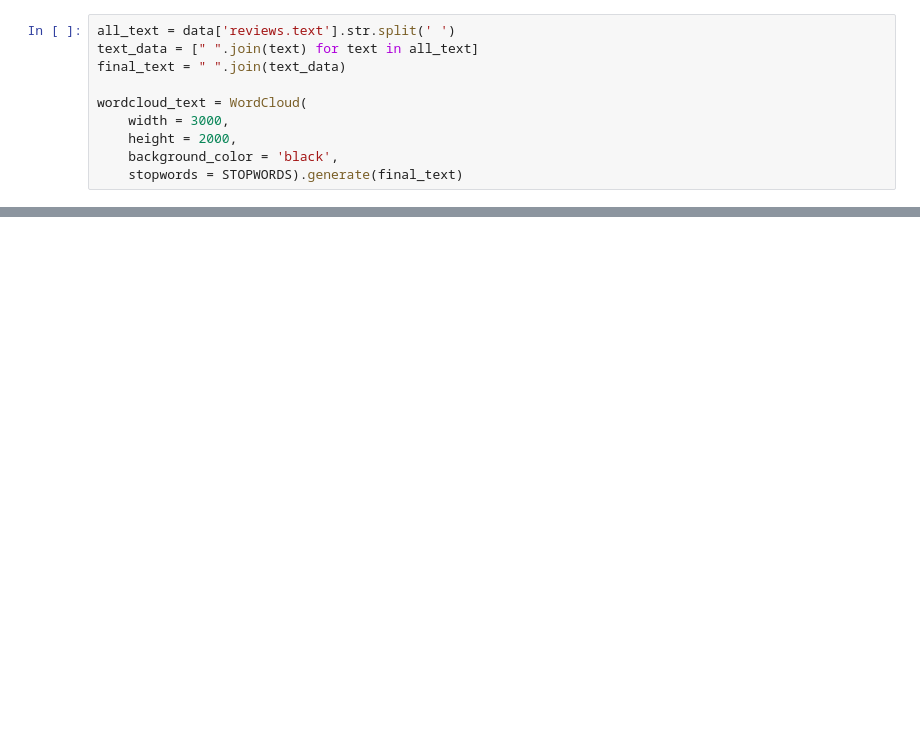
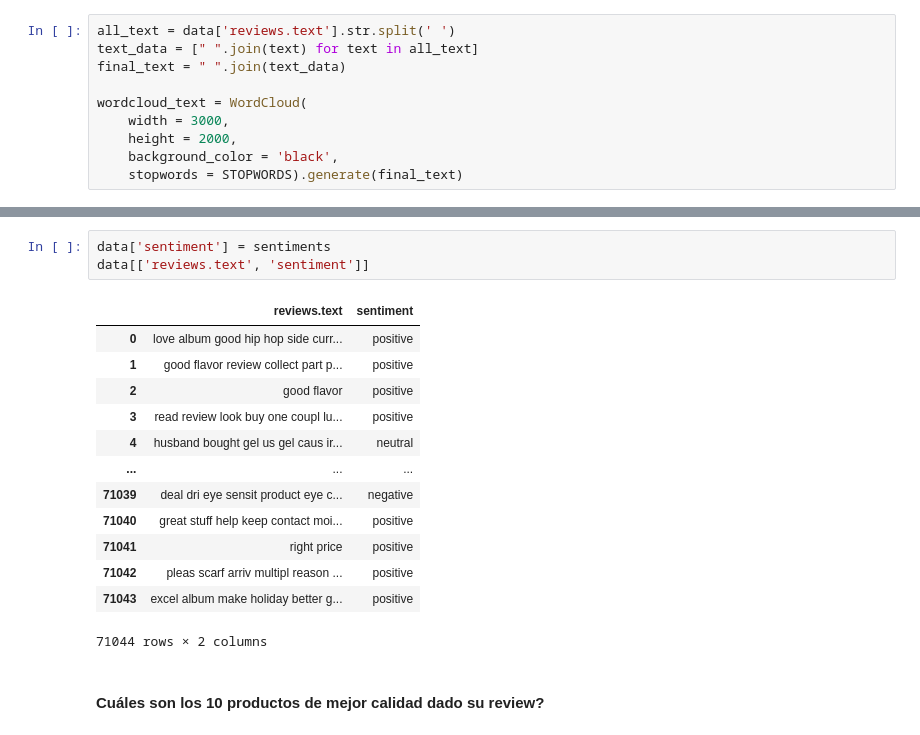
Before and after one commit to Andy5am/Lab5DS, a Jupyter notebook: Lab5DS.ipynb, the cells around one changed output, grey strips where cells are left out. Saved outputs shown, nothing was run; the diff lists cells and outputs as text; blank space fills up the shorter version.

```diff
--- a/Lab5DS.ipynb
+++ b/Lab5DS.ipynb
@@ -251,0 +281,19 @@ plt.show()
+# %%
+data['sentiment'] = sentiments
+data[['reviews.text', 'sentiment']]
+# %% [output]
+|  | reviews.text | sentiment |
+| 0 | love album good hip hop side curr... | positive |
+| 1 | good flavor review collect part p... | positive |
+| 2 | good flavor | positive |
+| 3 | read review look buy one coupl lu... | positive |
+| 4 | husband bought gel us gel caus ir... | neutral |
+| ... | ... | ... |
+| 71039 | deal dri eye sensit product eye c... | negative |
+| 71040 | great stuff help keep contact moi... | positive |
+| 71041 | right price | positive |
+| 71042 | pleas scarf arriv multipl reason ... | positive |
+| 71043 | excel album make holiday better g... | positive |
+71044 rows × 2 columns
+# %% [markdown]
+#### Cuáles son los 10 productos de mejor calidad dado su review?
```
Also changed, not shown: parts of 45 cells of this notebook.
